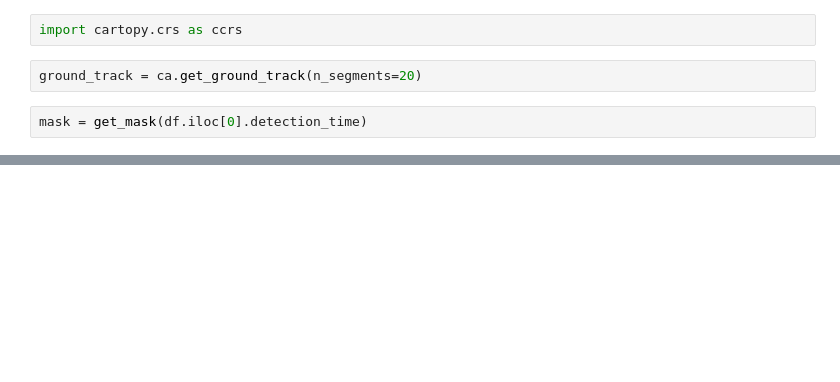
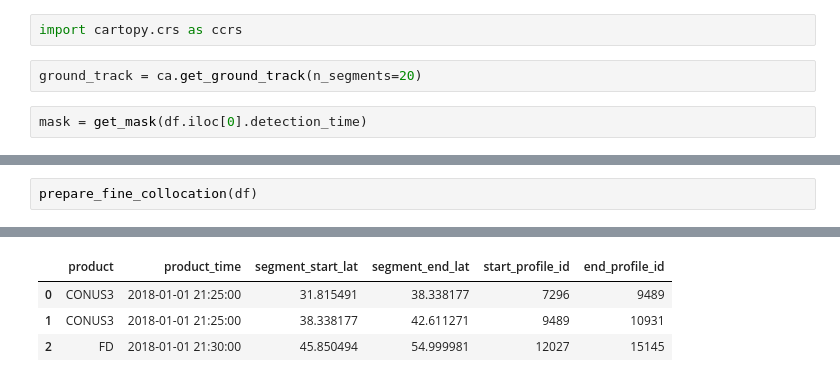
Before and after one commit to MIT-LAE/Contrail_height_estimation, a Jupyter notebook: notebooks/Example collocation.ipynb, the cells around one changed output, grey strips where cells are left out. Cells and saved outputs as stored; diff of their text form; blank space fills up the shorter version.

```diff
--- a/notebooks/Example collocation.ipynb
+++ b/notebooks/Example collocation.ipynb
@@ -57,0 +78,3 @@ mask = get_mask(df.iloc[0].detection_time)
+# %%
+prepare_fine_collocation(df)
+# %% [output]
@@ -58,3 +82,7 @@ mask = get_mask(df.iloc[0].detection_time)
+|  | product | product_time | segment_start_lat | segment_end_lat | start_profile_id | end_profile_id |
+| 0 | CONUS3 | 2018-01-01 21:25:00 | 31.815491 | 38.338177 | 7296 | 9489 |
+| 1 | CONUS3 | 2018-01-01 21:25:00 | 38.338177 | 42.611271 | 9489 | 10931 |
+| 2 | FD | 2018-01-01 21:30:00 | 45.850494 | 54.999981 | 12027 | 15145 |
 # %%
 fig, ax = plt.subplots(figsize=(15,10), dpi=300, subplot_kw=dict(projection=ORTHO_PROJ))
 
```
Also changed, not shown: parts of 34 cells of this notebook, 2 other files.
